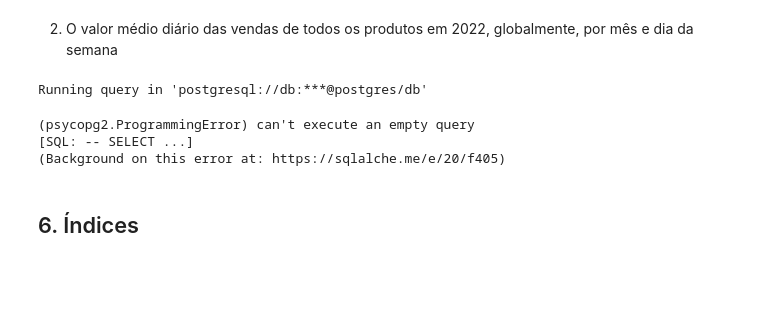
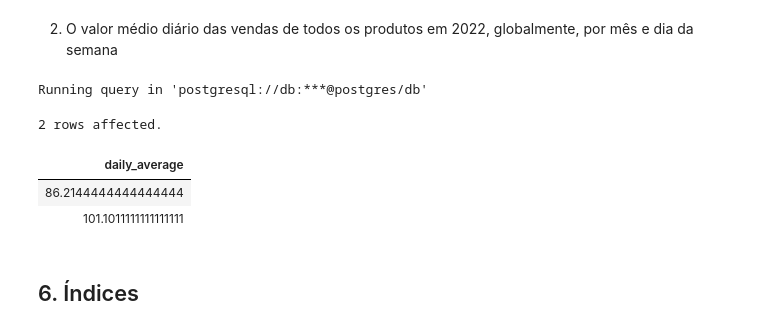
Before and after one commit to joaopr03/db_project, a Jupyter notebook: Entrega3/E3-report-19.ipynb, the cells around one changed output. Cells and saved outputs as stored; diff of their text form; code cells hidden in the pictures; blank space fills up the shorter version.

```diff
--- a/Entrega3/E3-report-19.ipynb
+++ b/Entrega3/E3-report-19.ipynb
@@ -502,12 +501,16 @@ Running query in 'postgresql://db:***@postgres/db'
 2. O valor médio diário das vendas de todos os produtos em 2022, globalmente, por mês e dia da semana
 # %%
 %%sql
--- SELECT ...
+SELECT (SUM(total_price) / SUM(qty)) AS daily_average --não sei se é preciso apresentar também o month e day_of_week
+FROM product_sales
+WHERE year = 2022
+GROUP BY month, day_of_week;
 # %% [output]
 Running query in 'postgresql://db:***@postgres/db'
-(psycopg2.ProgrammingError) can't execute an empty query
-[SQL: -- SELECT ...]
-(Background on this error at: https://sqlalche.me/e/20/f405)
+2 rows affected.
+| daily_average |
+| 86.2144444444444444 |
+| 101.1011111111111111 |
 # %% [markdown]
 ## 6. Índices
 # %% [markdown]
```
Also changed, not shown: parts of 2 cells of this notebook.
